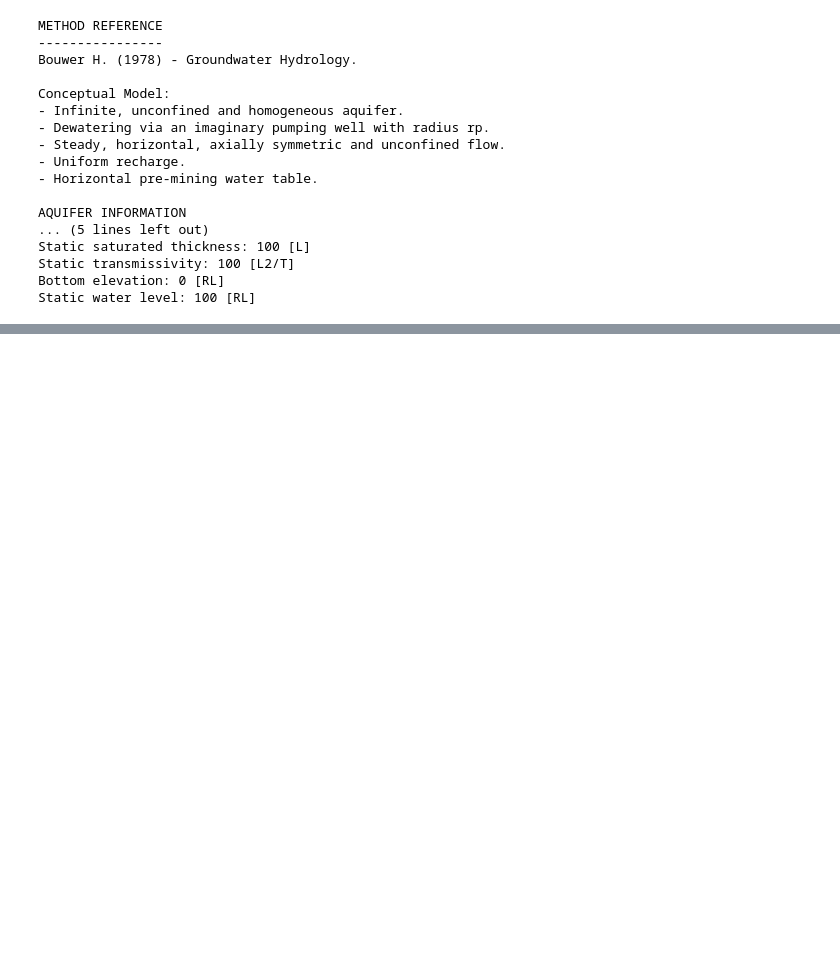
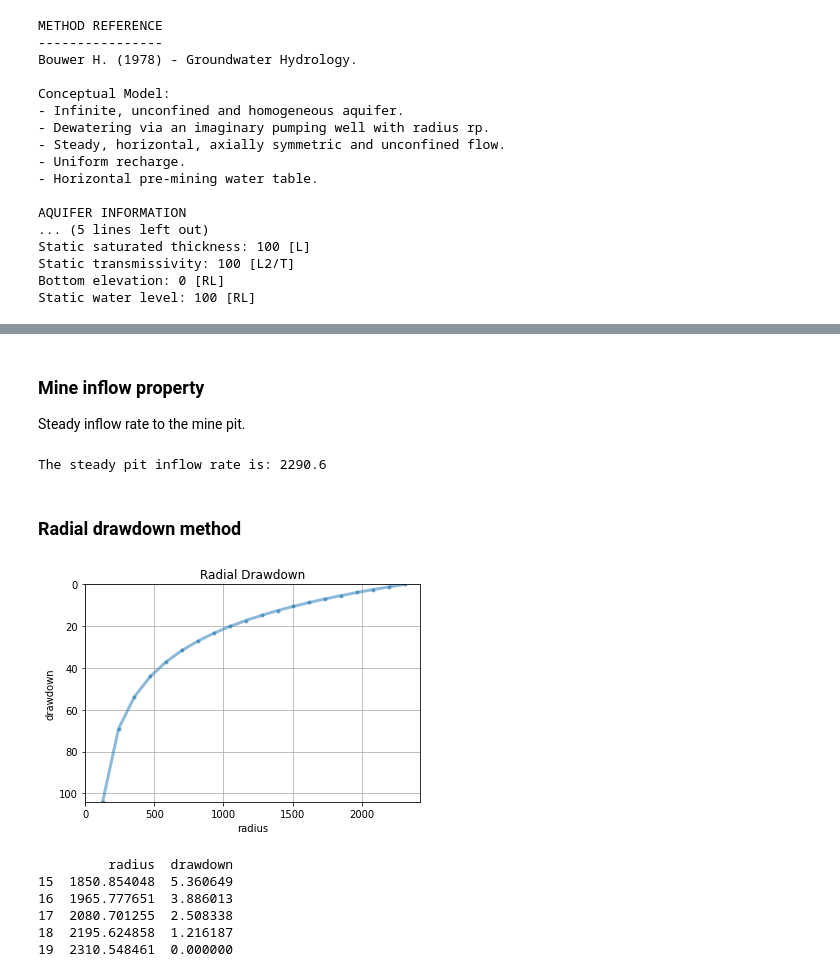
Before and after one commit to Moofbytes/pygaf_notebooks, a Jupyter notebook: pygaf_mine_flow.ipynb, the cells around one changed output, grey strips where cells are left out. Saved outputs shown, nothing was run; the diff lists cells and outputs as text; code cells hidden in the pictures; blank space fills up the shorter version.

```diff
--- a/pygaf_mine_flow.ipynb
+++ b/pygaf_mine_flow.ipynb
@@ -47,0 +57,20 @@ print(S1.aq.K, S1.aq.B, S1.dp, S1.hp, S1.rp, S1.R, S1.ri, S1.qp)
+# %% [markdown]
+### Mine inflow property
+Steady inflow rate to the mine pit.
+# %%
+print('The steady pit inflow rate is:', round(S1.qp, 1))
+# %% [output]
+The steady pit inflow rate is: 2290.6
+# %% [markdown]
+### Radial drawdown method
+# %%
+dd = S1.dd(n=20)
+print(dd.tail())
+# %% [output]
+[figure, added]
+         radius  drawdown
+15  1850.854048  5.360649
+16  1965.777651  3.886013
+17  2080.701255  2.508338
+18  2195.624858  1.216187
+19  2310.548461  0.000000
```
Also changed, not shown: parts of 11 cells of this notebook, 4 other files.
